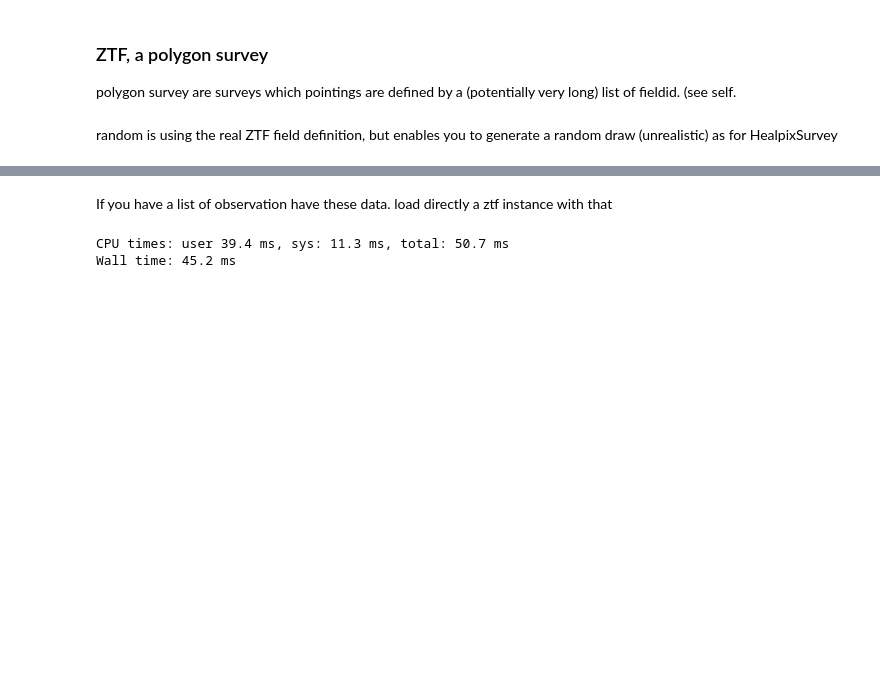
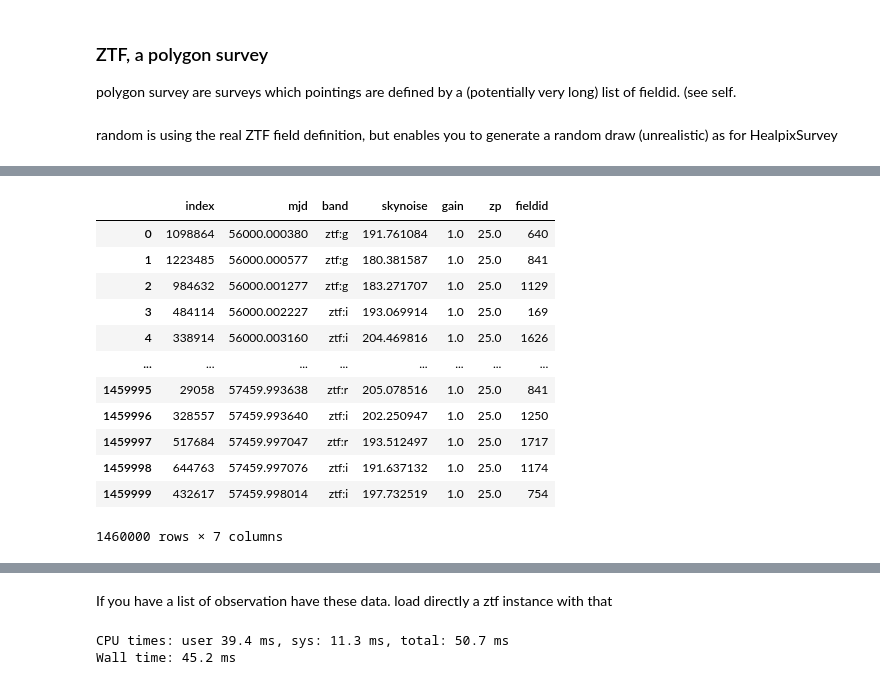
Before and after one commit to MickaelRigault/skysurvey, a Jupyter notebook: docs/notebooks/quickstart_survey.ipynb, the cells around one changed output, grey strips where cells are left out. Drawn from its saved outputs; the diff is of its cells as text; code cells hidden in the pictures; blank space fills up the shorter version.

```diff
--- a/docs/notebooks/quickstart_survey.ipynb
+++ b/docs/notebooks/quickstart_survey.ipynb
@@ -164,3 +166,19 @@ Wall time: 1.64 s
+# %%
+ztf.from_pointings()
+# %% [output]
+|  | index | mjd | band | skynoise | gain | zp | fieldid |
+| 0 | 1098864 | 56000.000380 | ztf:g | 191.761084 | 1.0 | 25.0 | 640 |
+| 1 | 1223485 | 56000.000577 | ztf:g | 180.381587 | 1.0 | 25.0 | 841 |
+| 2 | 984632 | 56000.001277 | ztf:g | 183.271707 | 1.0 | 25.0 | 1129 |
+| 3 | 484114 | 56000.002227 | ztf:i | 193.069914 | 1.0 | 25.0 | 169 |
+| 4 | 338914 | 56000.003160 | ztf:i | 204.469816 | 1.0 | 25.0 | 1626 |
+| ... | ... | ... | ... | ... | ... | ... | ... |
+| 1459995 | 29058 | 57459.993638 | ztf:r | 205.078516 | 1.0 | 25.0 | 841 |
+| 1459996 | 328557 | 57459.993640 | ztf:i | 202.250947 | 1.0 | 25.0 | 1250 |
+| 1459997 | 517684 | 57459.997047 | ztf:r | 193.512497 | 1.0 | 25.0 | 1717 |
+| 1459998 | 644763 | 57459.997076 | ztf:i | 191.637132 | 1.0 | 25.0 | 1174 |
+| 1459999 | 432617 | 57459.998014 | ztf:i | 197.732519 | 1.0 | 25.0 | 754 |
+1460000 rows × 7 columns
 # %%
 data = ztf.data
 data
```
Also changed, not shown: parts of 10 cells of this notebook, 7 other files.
